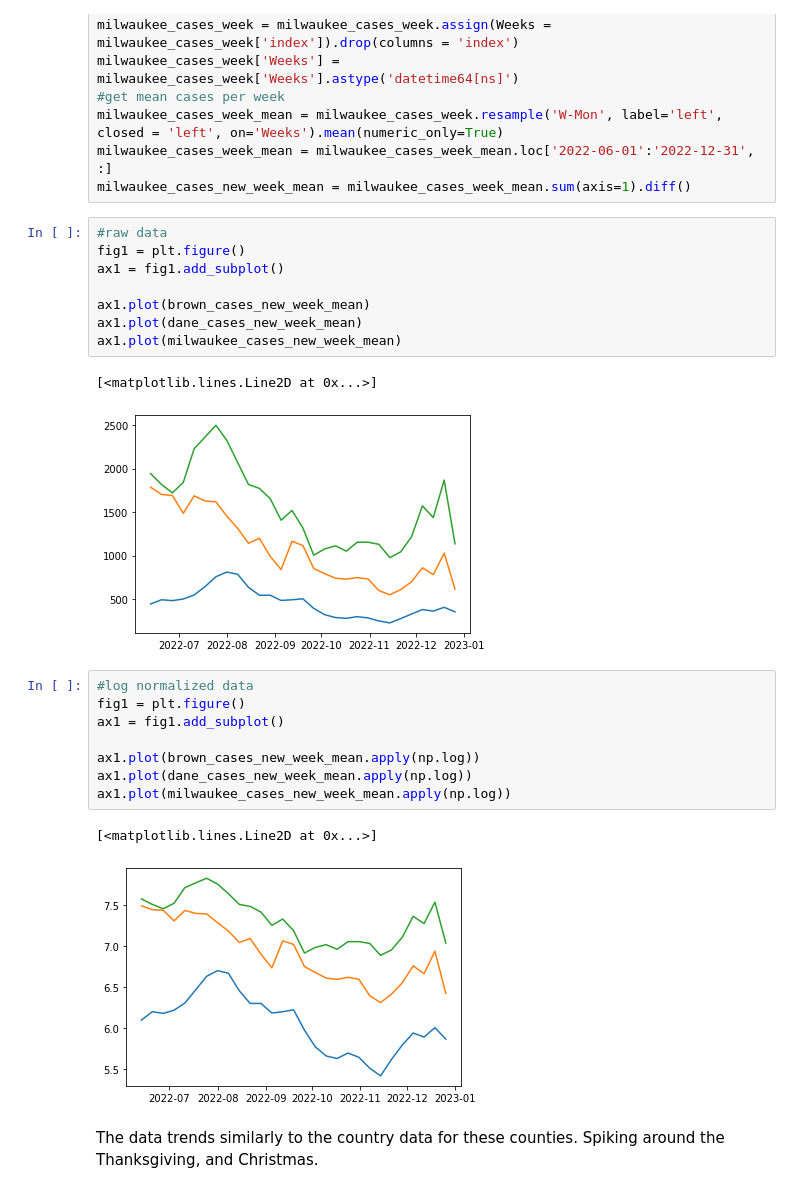
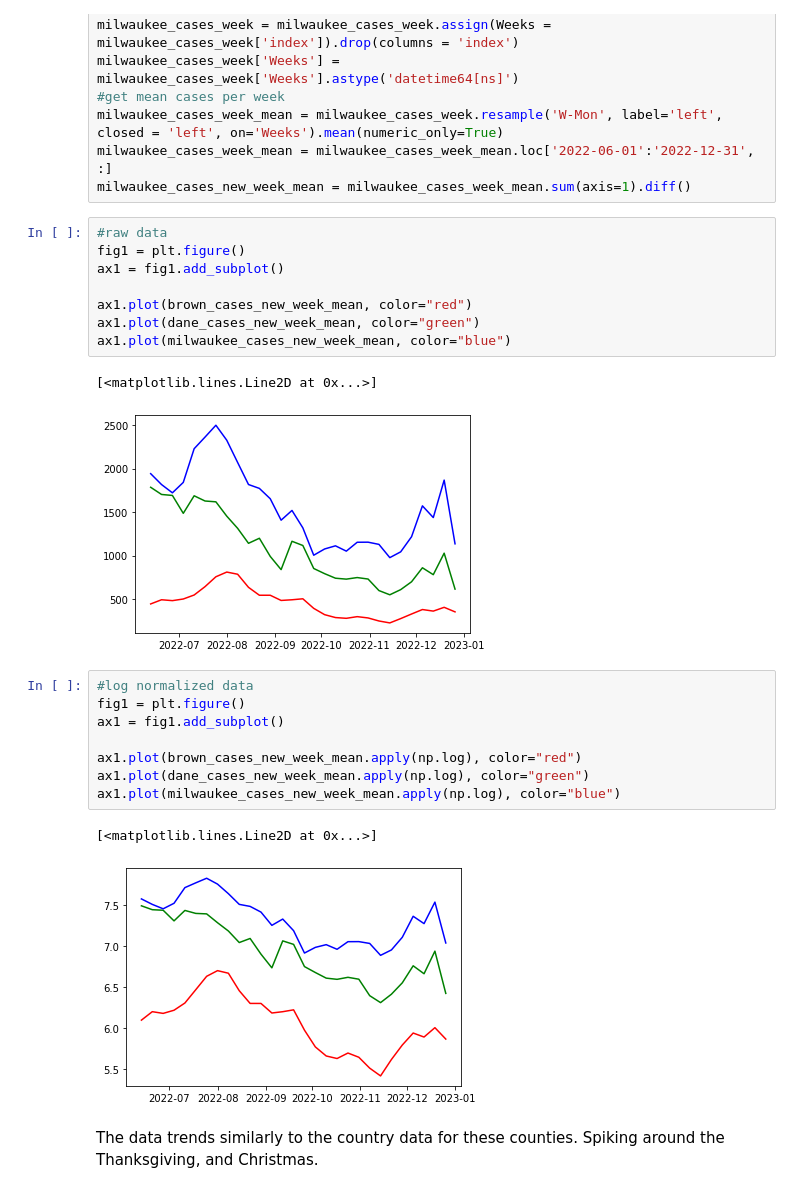
Before and after one commit to Jpelle25/TeamJBA, a Jupyter notebook: BensNotebook/stage2-statistics-counties.ipynb, the cells around one changed output. Saved outputs shown, nothing was run; the diff lists cells and outputs as text.

```diff
--- a/BensNotebook/stage2-statistics-counties.ipynb
+++ b/BensNotebook/stage2-statistics-counties.ipynb
@@ -59,25 +59,25 @@ milwaukee_cases_new_week_mean = milwaukee_cases_week_mean.sum(axis=1).diff()
 # %%
 #raw data
 fig1 = plt.figure()
 ax1 = fig1.add_subplot()
 
-ax1.plot(brown_cases_new_week_mean)
-ax1.plot(dane_cases_new_week_mean)
-ax1.plot(milwaukee_cases_new_week_mean)
+ax1.plot(brown_cases_new_week_mean, color="red")
+ax1.plot(dane_cases_new_week_mean, color="green")
+ax1.plot(milwaukee_cases_new_week_mean, color="blue")
 # %% [output]
 [<matplotlib.lines.Line2D at 0x...>]
-[figure, old version]
+[figure, new version]
 # %%
 #log normalized data
 fig1 = plt.figure()
 ax1 = fig1.add_subplot()
 
-ax1.plot(brown_cases_new_week_mean.apply(np.log))
-ax1.plot(dane_cases_new_week_mean.apply(np.log))
-ax1.plot(milwaukee_cases_new_week_mean.apply(np.log))
+ax1.plot(brown_cases_new_week_mean.apply(np.log), color="red")
+ax1.plot(dane_cases_new_week_mean.apply(np.log), color="green")
+ax1.plot(milwaukee_cases_new_week_mean.apply(np.log), color="blue")
 # %% [output]
 [<matplotlib.lines.Line2D at 0x...>]
-[figure, old version]
+[figure, new version]
 # %% [markdown]
 The data trends similarly to the country data for these counties. Spiking around the Thanksgiving, and Christmas.
 # %% [markdown]
```
Also changed, not shown: parts of 4 cells of this notebook, 3 other files.
